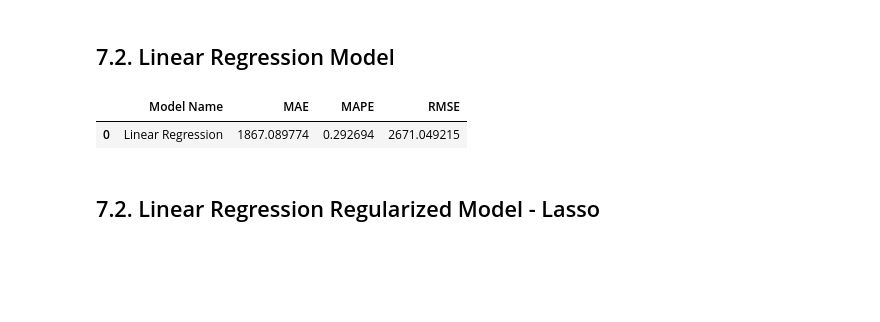
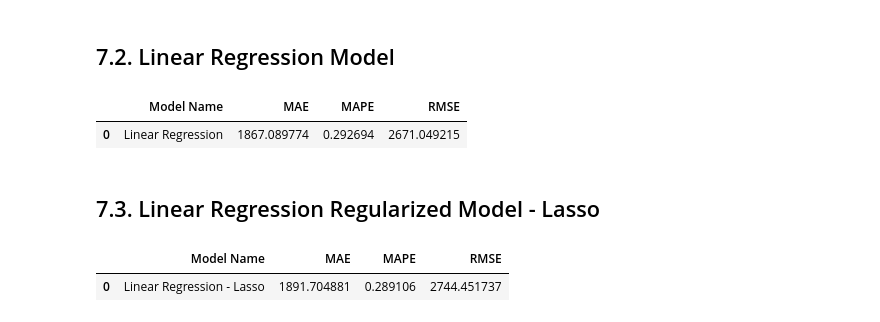
Before and after one commit to luana-afonso/DataScience-Em-Producao, a Jupyter notebook: m07_v01_store_sales_prediction.ipynb, the cells around one changed output. Drawn from its saved outputs; the diff is of its cells as text; code cells hidden in the pictures; blank space fills up the shorter version.

```diff
--- a/m07_v01_store_sales_prediction.ipynb
+++ b/m07_v01_store_sales_prediction.ipynb
@@ -2169,24 +2173,24 @@ baseline_result
 # %% [markdown]
 ## 7.2. Linear Regression Model
-# %%
-# model (LinearRegressor é uma classe. É um modelo de regressão linear. Para o método fit() passamos os dados de treino e teste)
-# Esse comando vai treinar o modelo
-lr = LinearRegression().fit( x_train, Y_train )
-
-# prediction, fazemos a predição com dados que o modelo ainda não viu
-yhat_lr = lr.predict( x_test )
-
-# performance
-# Não esquecer de (re)transformar os valores que foram transformados anteriormente
-lr_result = ml_error( "Linear Regression", np.expm1(Y_test), np.expm1(yhat_lr) )
-lr_result
-
-# Agora os resultados deram iguais aos do Meigarom. (???)
-
-# Obs: O RMSE da regressão linear está maior que a média, logo, a média funcionou melhor como preditor de vendas.
-# Os dados possuem caracteristicas não lineares. Provavelmente, modelos lineares não conseguirão aprender esse comportamento.
-# %% [output]
-|  | Model Name | MAE | MAPE | RMSE |
-| 0 | Linear Regression | 1867.089774 | 0.292694 | 2671.049215 |
+# %%
+# model (LinearRegressor é uma classe. É um modelo de regressão linear. Para o método fit() passamos os dados de treino e teste)
+# Esse comando vai treinar o modelo
+lr = LinearRegression().fit( x_train, Y_train )
+
+# prediction, fazemos a predição com dados que o modelo ainda não viu
+yhat_lr = lr.predict( x_test )
+
+# performance
+# Não esquecer de (re)transformar os valores que foram transformados anteriormente
+lr_result = ml_error( "Linear Regression", np.expm1(Y_test), np.expm1(yhat_lr) )
+lr_result
+
+# Agora os resultados deram iguais aos do Meigarom. (???)
+
+# Obs: O RMSE da regressão linear está maior que a média, logo, a média funcionou melhor como preditor de vendas.
+# Os dados possuem caracteristicas não lineares. Provavelmente, modelos lineares não conseguirão aprender esse comportamento.
+# %% [output]
+|  | Model Name | MAE | MAPE | RMSE |
+| 0 | Linear Regression | 1867.089774 | 0.292694 | 2671.049215 |
 # %% [markdown]
-## 7.2. Linear Regression Regularized Model - Lasso
+## 7.3. Linear Regression Regularized Model - Lasso
@@ -2200,0 +2197,17 @@ la = Lasso().fit( x_train, Y_train )
+# %%
+# model - o Lasso tem uma variável alpha que é um fator multiplicativo para cada um dos pesos para que eles fiquem dentro de um range que você quer
+lrr = Lasso( alpha=0.01 ).fit( x_train, Y_train )
+
+# prediction
+yhat_lrr = lrr.predict( x_test )
+
+# performance
+# Não esquecer de (re)transformar os valores que foram transformados anteriormente
+lrr_result = ml_error( "Linear Regression - Lasso", np.expm1(Y_test), np.expm1(yhat_lrr) )
+lrr_result
+
+# Esse resultado tambem foi igual ao do Meigarom
+# Pq que com alpha menores pode ser que melhore a perfomance???
+# %% [output]
+|  | Model Name | MAE | MAPE | RMSE |
+| 0 | Linear Regression - Lasso | 1891.704881 | 0.289106 | 2744.451737 |
```
Also changed, not shown: parts of 46 cells of this notebook.
